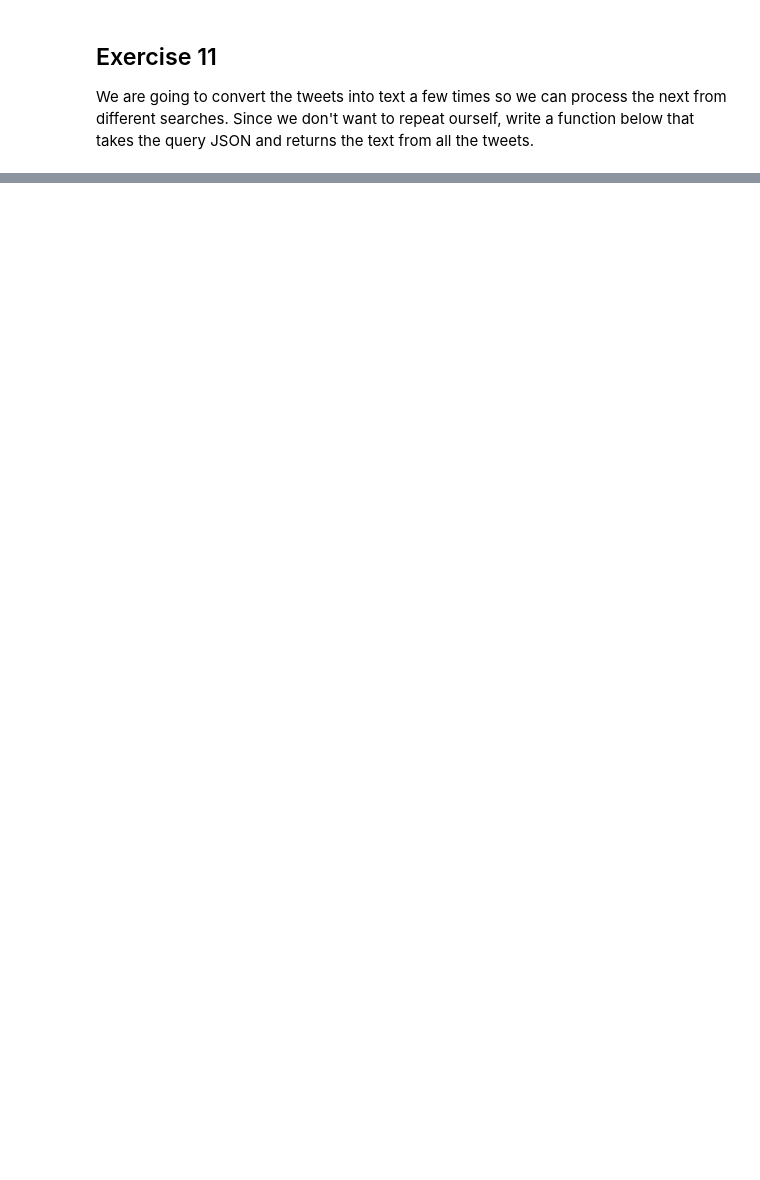
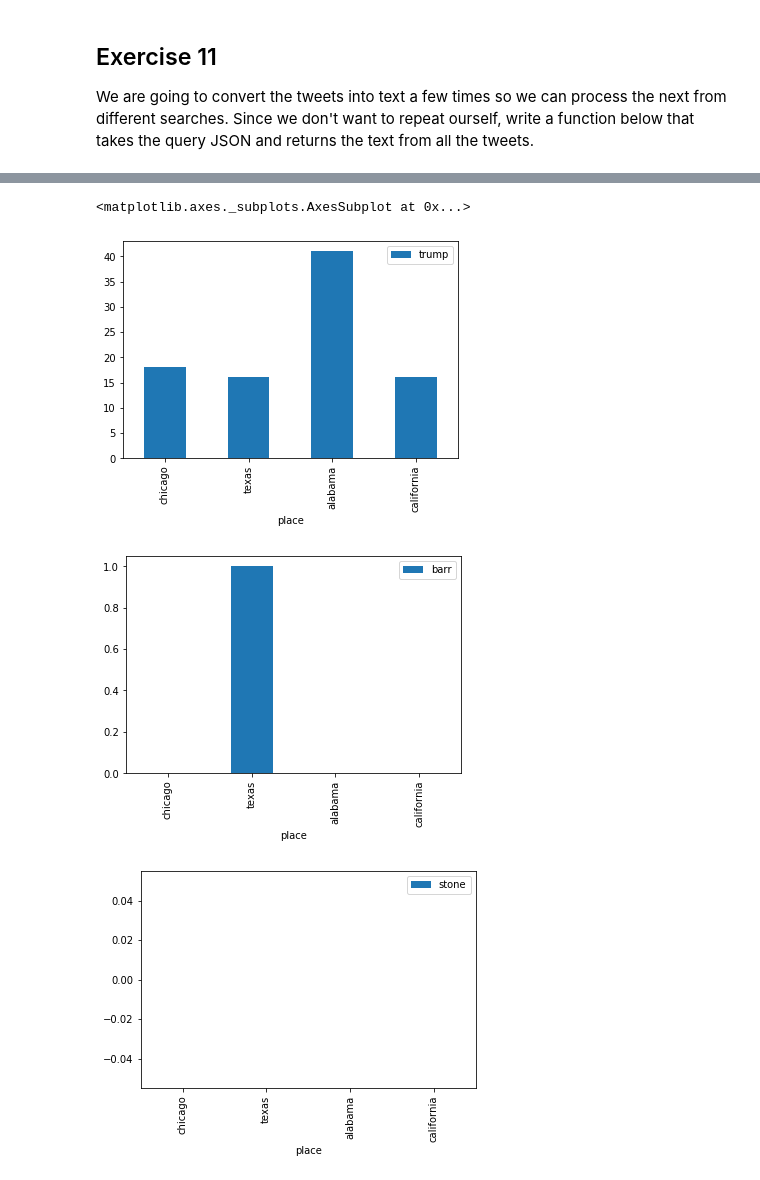
Before and after one commit to silverdrake11/twitter_uchicago_workshop, a Jupyter notebook: notebook.ipynb, the cells around one changed output, grey strips where cells are left out. Cells and saved outputs as stored; diff of their text form; code cells hidden in the pictures; blank space fills up the shorter version.

```diff
--- a/notebook.ipynb
+++ b/notebook.ipynb
@@ -360,3 +356,37 @@ import re
 corpus_no_chars = ' '.join(corpus_lower.splitlines())
 corpus_no_chars = re.sub(r'[^a-z ]', '', corpus_no_chars)
 corpus_no_chars
+# %%
+def count_words_in_query(query, words):
+    query_data = { # DEBUG
+    "query":query,
+    "maxResults": "100",
+    #"fromDate":"201902010000",
+    #"toDate":"201911062359"
+    }
+    SAU = 'https://api.twitter.com/1.1/tweets/search/30day/development.json'
+    response = requests.post(SAU, auth=auth, json=query_data)
+    tweets = response.json()
+    corpus = ''
+    for tweet in tweets['results']:
+        #corpus = #INSERT CODE HERE
+        corpus += ' ' + tweet['text']
+    print('tweets', len(tweets['results']))
+    corpus = corpus.lower()
+    corpus = ' '.join(corpus.splitlines())
+    corpus = re.sub(r'[^a-z ]', '', corpus)
+
+    result = {}
+    for word in words:
+        result[word] = corpus.count(word)
+    return result
+# %%
+import pandas as pd
+list_of_dataframes = []
+for place in ['chicago', 'texas', 'alabama', 'california']:
+    words = ['trump', 'barr', 'stone', 'schiff', "clinton", "obama"]
+    result = count_words_in_query('impeachment place:' + place, words)
+    result['place'] = place
+    list_of_dataframes.append(pd.DataFrame([result], columns=result.keys()))
+df = pd.concat(list_of_dataframes)
+df
@@ -362,0 +403,12 @@ corpus_no_chars
+# %%
+df.plot(kind='bar',x='place',y='trump')
+df.plot(kind='bar',x='place',y='barr')
+df.plot(kind='bar',x='place',y='stone')
+df.plot(kind='bar',x='place',y='schiff')
+df.plot(kind='bar',x='place',y='clinton')
+df.plot(kind='bar',x='place',y='obama')
+# %% [output]
+<matplotlib.axes._subplots.AxesSubplot at 0x...>
+[figure, added]
+[figure, added]
+[figure, added]
```
Also changed, not shown: parts of 17 cells of this notebook.
